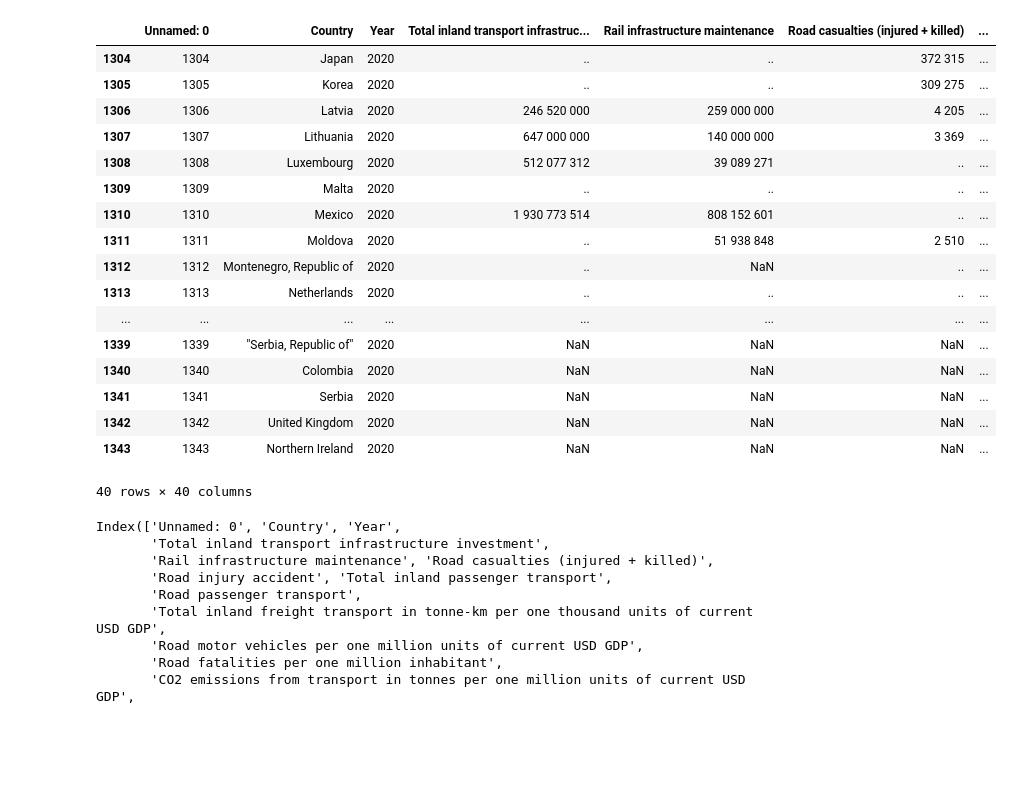
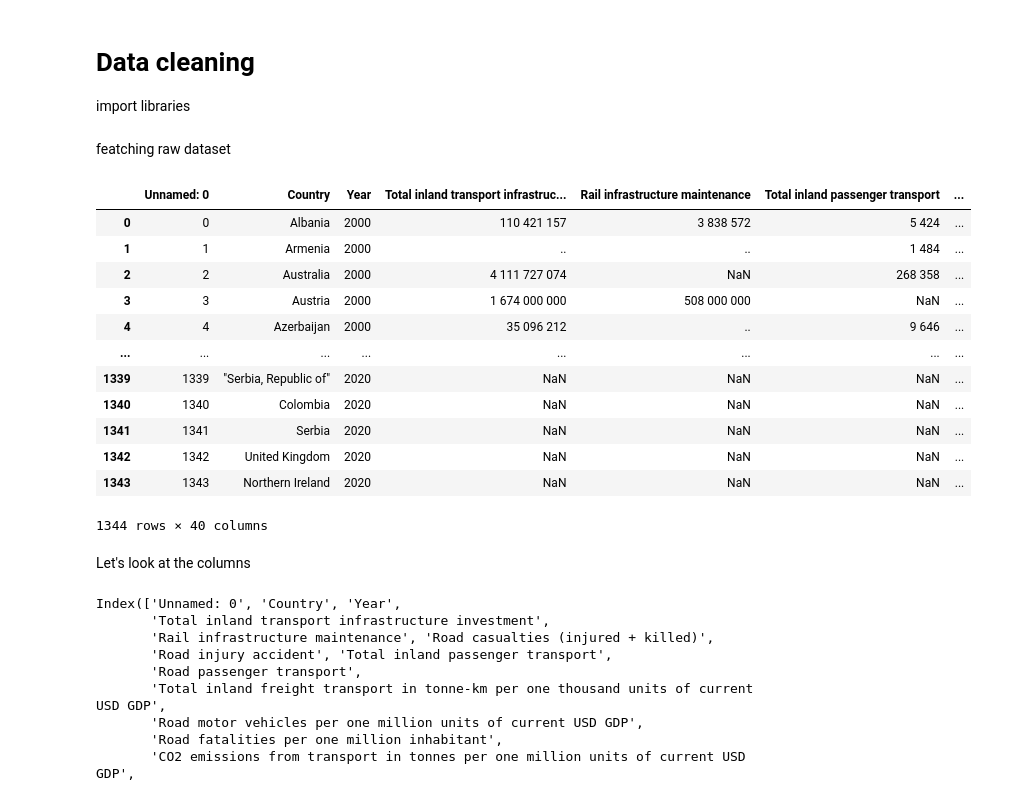
Before and after one commit to zeevSozin/data-science-project, a Jupyter notebook: dataCleaning.ipynb, the cells around one changed output. Saved outputs shown, nothing was run; the diff lists cells and outputs as text; code cells hidden in the pictures; blank space fills up the shorter version.

Commit message:
Data cleaning documentation

```diff
--- a/dataCleaning.ipynb
+++ b/dataCleaning.ipynb
@@ -1,31 +1,33 @@
+# %% [markdown]
+# Data cleaning
+import libraries
 # %%
 import pandas as pd
 import numpy as np
 from matplotlib import pyplot as plt
 import seaborn as sns
+# %% [markdown]
+featching raw dataset
 # %%
 MainDf=pd.read_csv('./DataFrames/MainDataFrame_raw.csv')
 # %%
-MainDf.tail(40)
+MainDf
 # %% [output]
-|  | Unnamed: 0 | Country | Year | Total inland transport infrastruc... | Rail infrastructure maintenance | Road casualties (injured + killed) | ... |
-| 1304 | 1304 | Japan | 2020 | .. | .. | 372 315 | ... |
-| 1305 | 1305 | Korea | 2020 | .. | .. | 309 275 | ... |
-| 1306 | 1306 | Latvia | 2020 | 246 520 000 | 259 000 000 | 4 205 | ... |
-| 1307 | 1307 | Lithuania | 2020 | 647 000 000 | 140 000 000 | 3 369 | ... |
-| 1308 | 1308 | Luxembourg | 2020 | 512 077 312 | 39 089 271 | .. | ... |
-| 1309 | 1309 | Malta | 2020 | .. | .. | .. | ... |
-| 1310 | 1310 | Mexico | 2020 | 1 930 773 514 | 808 152 601 | .. | ... |
-| 1311 | 1311 | Moldova | 2020 | .. | 51 938 848 | 2 510 | ... |
-| 1312 | 1312 | Montenegro, Republic of | 2020 | .. | NaN | .. | ... |
-| 1313 | 1313 | Netherlands | 2020 | .. | .. | .. | ... |
+|  | Unnamed: 0 | Country | Year | Total inland transport infrastruc... | Rail infrastructure maintenance | Total inland passenger transport | ... |
+| 0 | 0 | Albania | 2000 | 110 421 157 | 3 838 572 | 5 424 | ... |
+| 1 | 1 | Armenia | 2000 | .. | .. | 1 484 | ... |
+| 2 | 2 | Australia | 2000 | 4 111 727 074 | NaN | 268 358 | ... |
+| 3 | 3 | Austria | 2000 | 1 674 000 000 | 508 000 000 | NaN | ... |
+| 4 | 4 | Azerbaijan | 2000 | 35 096 212 | .. | 9 646 | ... |
 | ... | ... | ... | ... | ... | ... | ... | ... |
 | 1339 | 1339 | "Serbia, Republic of" | 2020 | NaN | NaN | NaN | ... |
 | 1340 | 1340 | Colombia | 2020 | NaN | NaN | NaN | ... |
 | 1341 | 1341 | Serbia | 2020 | NaN | NaN | NaN | ... |
 | 1342 | 1342 | United Kingdom | 2020 | NaN | NaN | NaN | ... |
 | 1343 | 1343 | Northern Ireland | 2020 | NaN | NaN | NaN | ... |
-40 rows × 40 columns
+1344 rows × 40 columns
+# %% [markdown]
+Let's look at the columns
 # %%
 MainDf.columns
 # %% [output]
```
Also changed, not shown: parts of 17 cells of this notebook.
